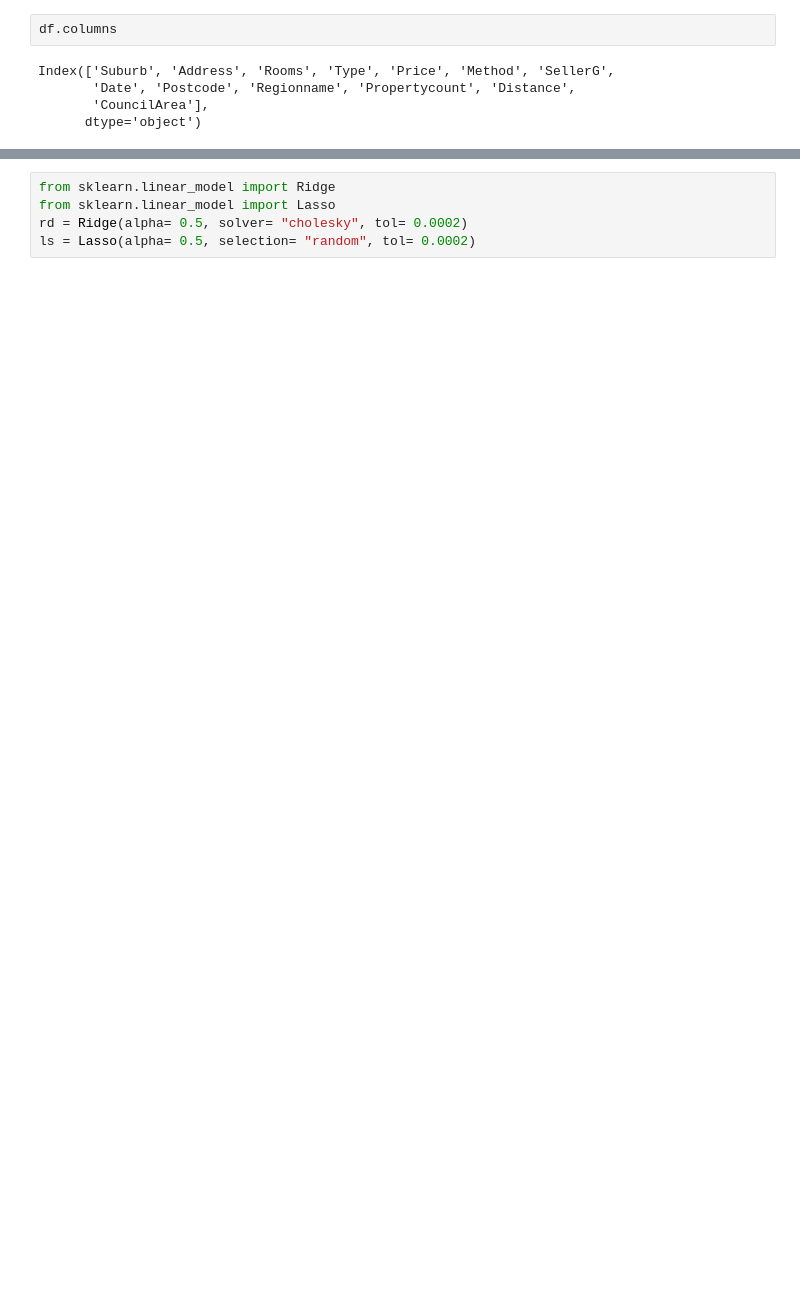
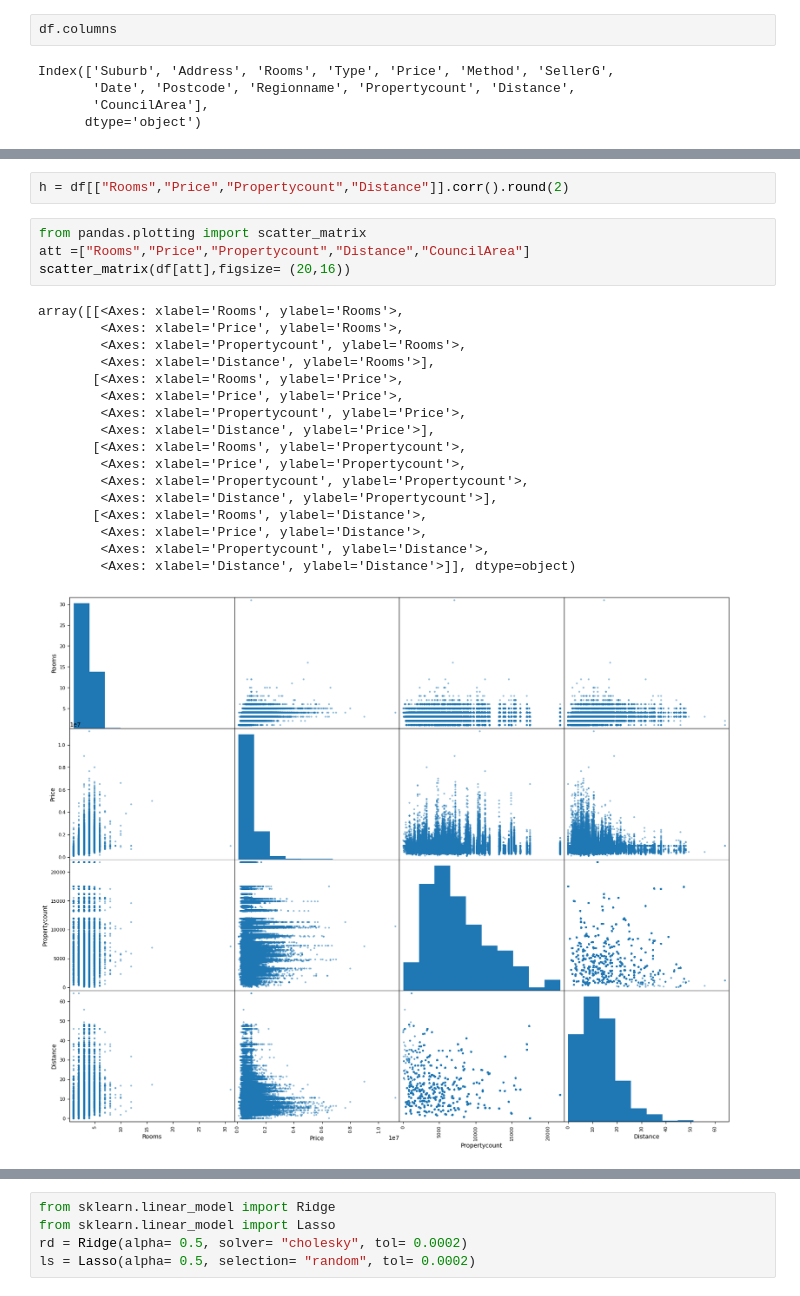
Before and after one commit to pb319/Stat_ML-Learning, a Jupyter notebook: Exercise16/practice.ipynb, the cells around one changed output, grey strips where cells are left out. Drawn from its saved outputs; the diff is of its cells as text; blank space fills up the shorter version.

```diff
--- a/Exercise16/practice.ipynb
+++ b/Exercise16/practice.ipynb
@@ -49,0 +86,24 @@ memory usage: 6.3+ MB
+# %%
+h = df[["Rooms","Price","Propertycount","Distance"]].corr().round(2)
+# %%
+from pandas.plotting import scatter_matrix
+att =["Rooms","Price","Propertycount","Distance","CouncilArea"]
+scatter_matrix(df[att],figsize= (20,16))
+# %% [output]
+array([[<Axes: xlabel='Rooms', ylabel='Rooms'>,
+        <Axes: xlabel='Price', ylabel='Rooms'>,
+        <Axes: xlabel='Propertycount', ylabel='Rooms'>,
+        <Axes: xlabel='Distance', ylabel='Rooms'>],
+       [<Axes: xlabel='Rooms', ylabel='Price'>,
+        <Axes: xlabel='Price', ylabel='Price'>,
+        <Axes: xlabel='Propertycount', ylabel='Price'>,
+        <Axes: xlabel='Distance', ylabel='Price'>],
+       [<Axes: xlabel='Rooms', ylabel='Propertycount'>,
+        <Axes: xlabel='Price', ylabel='Propertycount'>,
+        <Axes: xlabel='Propertycount', ylabel='Propertycount'>,
+        <Axes: xlabel='Distance', ylabel='Propertycount'>],
+       [<Axes: xlabel='Rooms', ylabel='Distance'>,
+        <Axes: xlabel='Price', ylabel='Distance'>,
+        <Axes: xlabel='Propertycount', ylabel='Distance'>,
+        <Axes: xlabel='Distance', ylabel='Distance'>]], dtype=object)
+[figure, added]
```
Also changed, not shown: parts of 4 cells of this notebook.
